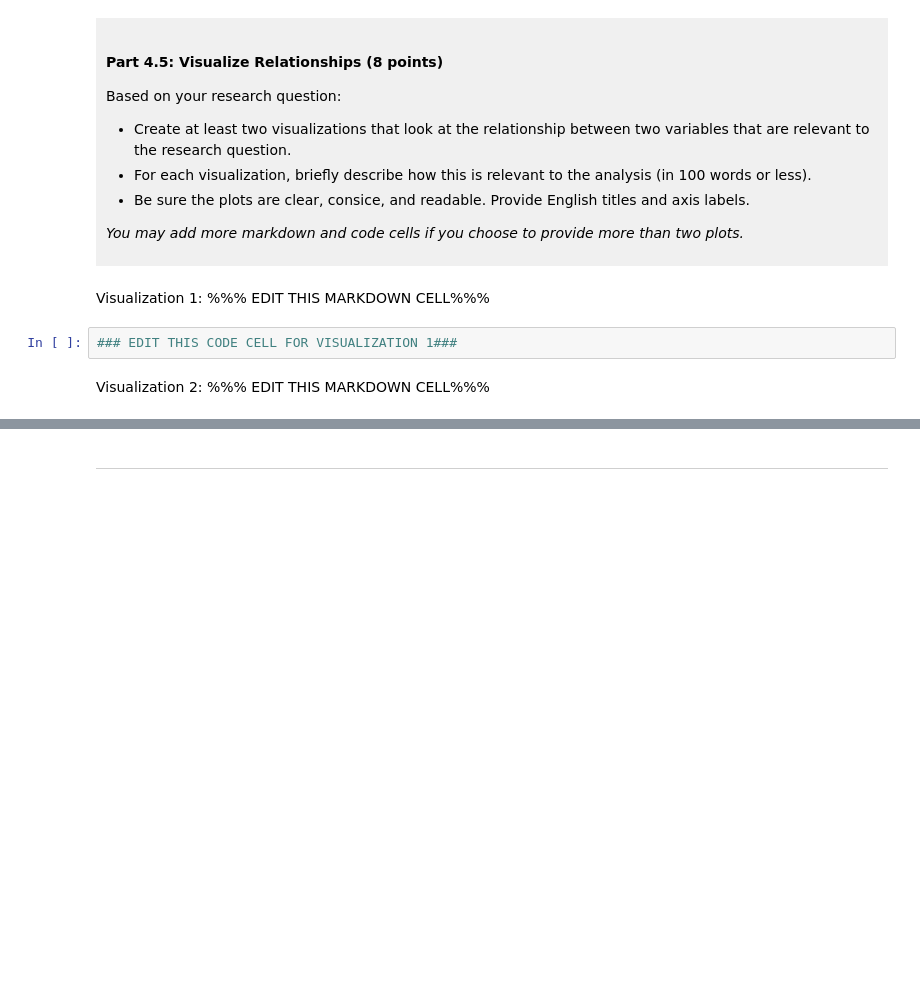
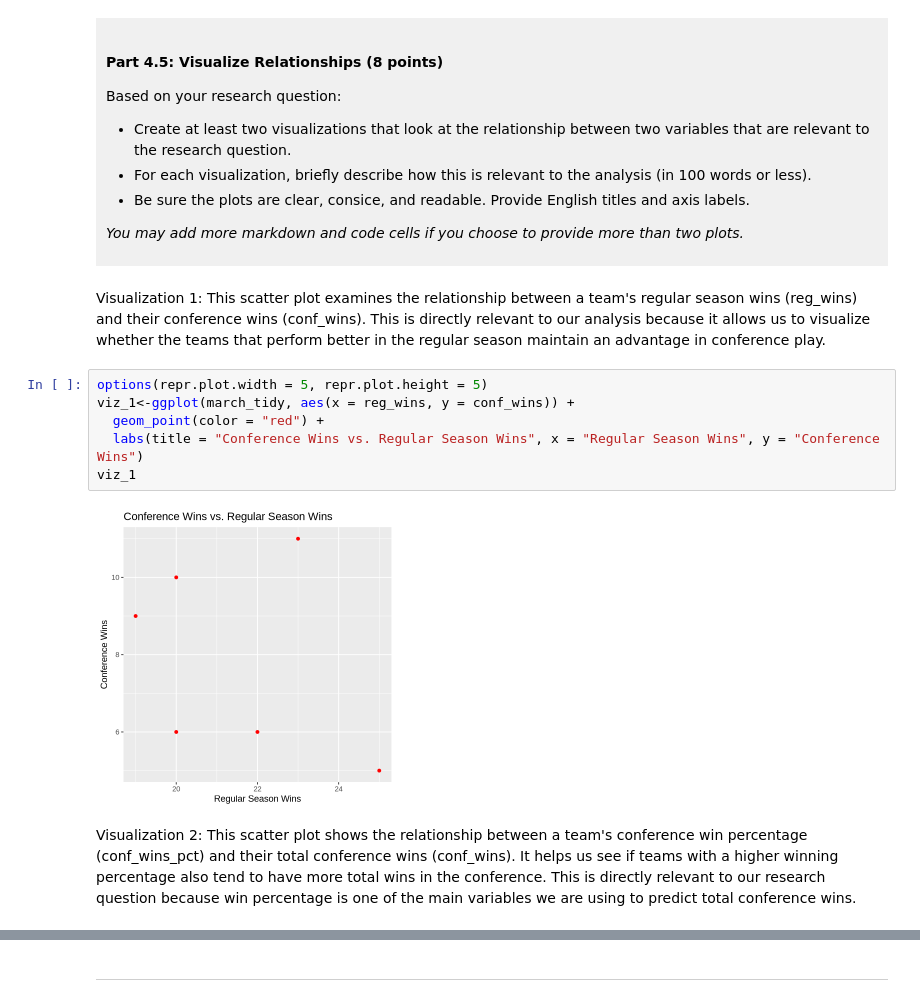
Before and after one commit to prabhleenkpanesar-cmd/dsci_100_project_prabhleen_kaur, a Jupyter notebook: dsci-100-project-notebook.ipynb, the cells around one changed output, grey strips where cells are left out. Cells and saved outputs as stored; diff of their text form; blank space fills up the shorter version.

```diff
--- a/dsci-100-project-notebook.ipynb
+++ b/dsci-100-project-notebook.ipynb
@@ -317,9 +392,15 @@ Based on your research question:
 *You may add more markdown and code cells if you choose to provide more than two plots.*
 </div>
 # %% [markdown]
-Visualization 1: %%% EDIT THIS MARKDOWN CELL%%%
+Visualization 1: This scatter plot examines the relationship between a team's regular season wins (reg_wins) and their conference wins (conf_wins). This is directly relevant to our analysis because it allows us to visualize whether the teams that perform better in the regular season maintain an advantage in conference play.
 # %%
-### EDIT THIS CODE CELL FOR VISUALIZATION 1###
+options(repr.plot.width = 5, repr.plot.height = 5)
+viz_1<-ggplot(march_tidy, aes(x = reg_wins, y = conf_wins)) +
+  geom_point(color = "red") +
+  labs(title = "Conference Wins vs. Regular Season Wins", x = "Regular Season Wins", y = "Conference Wins")
+viz_1
+# %% [output]
+[figure, added]
 # %% [markdown]
-Visualization 2: %%% EDIT THIS MARKDOWN CELL%%%
+Visualization 2: This scatter plot shows the relationship between a team's conference win percentage (conf_wins_pct) and their total conference wins (conf_wins). It helps us see if teams with a higher winning percentage also tend to have more total wins in the conference. This is directly relevant to our research question because win percentage is one of the main variables we are using to predict total conference wins.
 # %%
```
Also changed, not shown: parts of 8 cells of this notebook.
